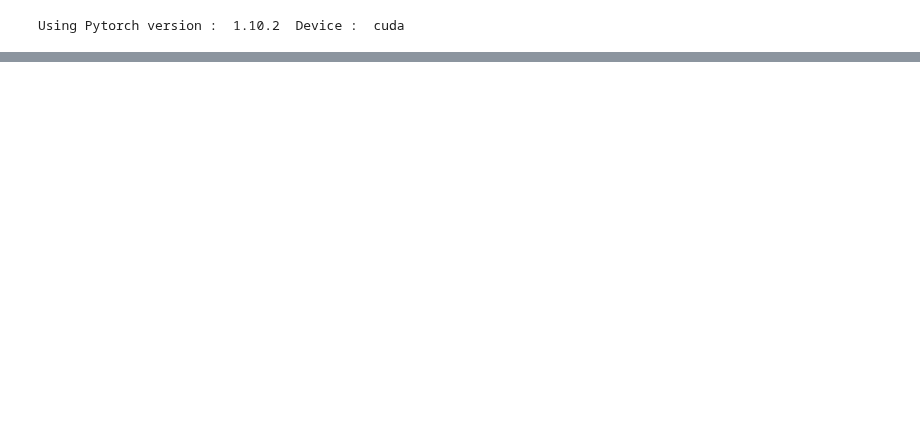
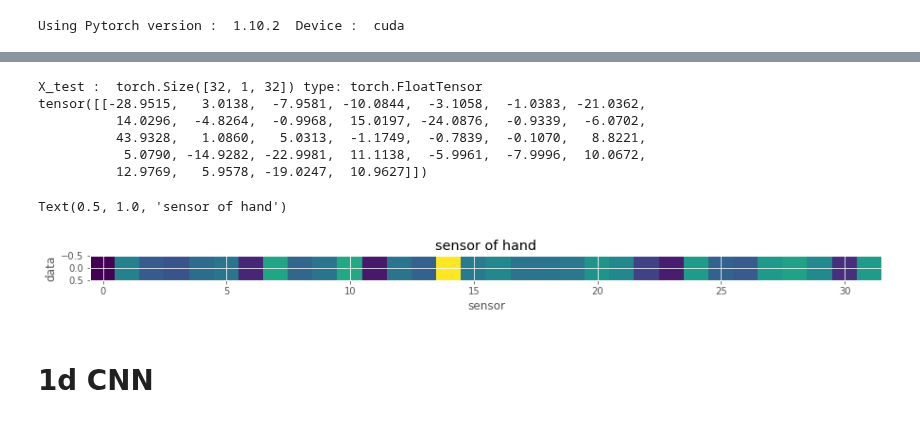
Before and after one commit to bub3690/dacon_study, a Jupyter notebook: hand_classification/1d_cnn.ipynb, the cells around one changed output, grey strips where cells are left out. Drawn from its saved outputs; the diff is of its cells as text; code cells hidden in the pictures; blank space fills up the shorter version.

```diff
--- a/hand_classification/1d_cnn.ipynb
+++ b/hand_classification/1d_cnn.ipynb
@@ -37,3 +37,12 @@ plt.style.use("ggplot")
 train = pd.read_csv('./data/train_std.csv')
 test = pd.read_csv('./data/test_std.csv')
 submission = pd.read_csv('./data/sample_submission.csv')
+# %%
+#train set x와 y
+
+Y = train["target"].to_numpy()
+X =train.drop(["target","id"],axis=1).to_numpy()
+
+test = test.drop("id",axis=1)
+# %%
+test = test.to_numpy()
@@ -39,0 +190,4 @@ submission = pd.read_csv('./data/sample_submission.csv')
+# %%
+#3. 하이퍼 파라미터
+BATCH_SIZE =  32 #한 배치당 32개 음성데이터
+EPOCHS = 30 # 전체 데이터 셋을 50번 반복
@@ -39,0 +221,10 @@ submission = pd.read_csv('./data/sample_submission.csv')
+# %%
+# 테스트 데이터 로더.
+
+test_loader = torch.utils.data.DataLoader(dataset =
+                                               hand_testset(
+                                                   test,
+                                                   classes,
+                                               ),
+                                               batch_size = BATCH_SIZE,
+                                               shuffle = True,)
@@ -39,0 +289,26 @@ submission = pd.read_csv('./data/sample_submission.csv')
+# %%
+# 4. 데이터 확인하기
+for (X_test) in test_loader:
+    print("X_test : ",X_test.size(),'type:',X_test.type())
+    break
+
+
+print(X_test[0])
+plt.figure(figsize=(15,5))
+plt.imshow(X_test[0].view(1,32).numpy())
+plt.xlabel("sensor")
+plt.ylabel("data")
+#plt.colorbar(format='%+2.0f dB')
+plt.title("sensor of hand")
+#batch: 32 / 3채널 / frame수: 500  /  feature수: 13
+# %% [output]
+X_test :  torch.Size([32, 1, 32]) type: torch.FloatTensor
+tensor([[-28.9515,   3.0138,  -7.9581, -10.0844,  -3.1058,  -1.0383, -21.0362,
+          14.0296,  -4.8264,  -0.9968,  15.0197, -24.0876,  -0.9339,  -6.0702,
+          43.9328,   1.0860,   5.0313,  -1.1749,  -0.7839,  -0.1070,   8.8221,
+           5.0790, -14.9282, -22.9981,  11.1138,  -5.9961,  -7.9996,  10.0672,
+          12.9769,   5.9578, -19.0247,  10.9627]])
+Text(0.5, 1.0, 'sensor of hand')
+[figure, added]
+# %% [markdown]
+# 1d CNN
```
Also changed, not shown: parts of 18 cells of this notebook, 1 other file.
